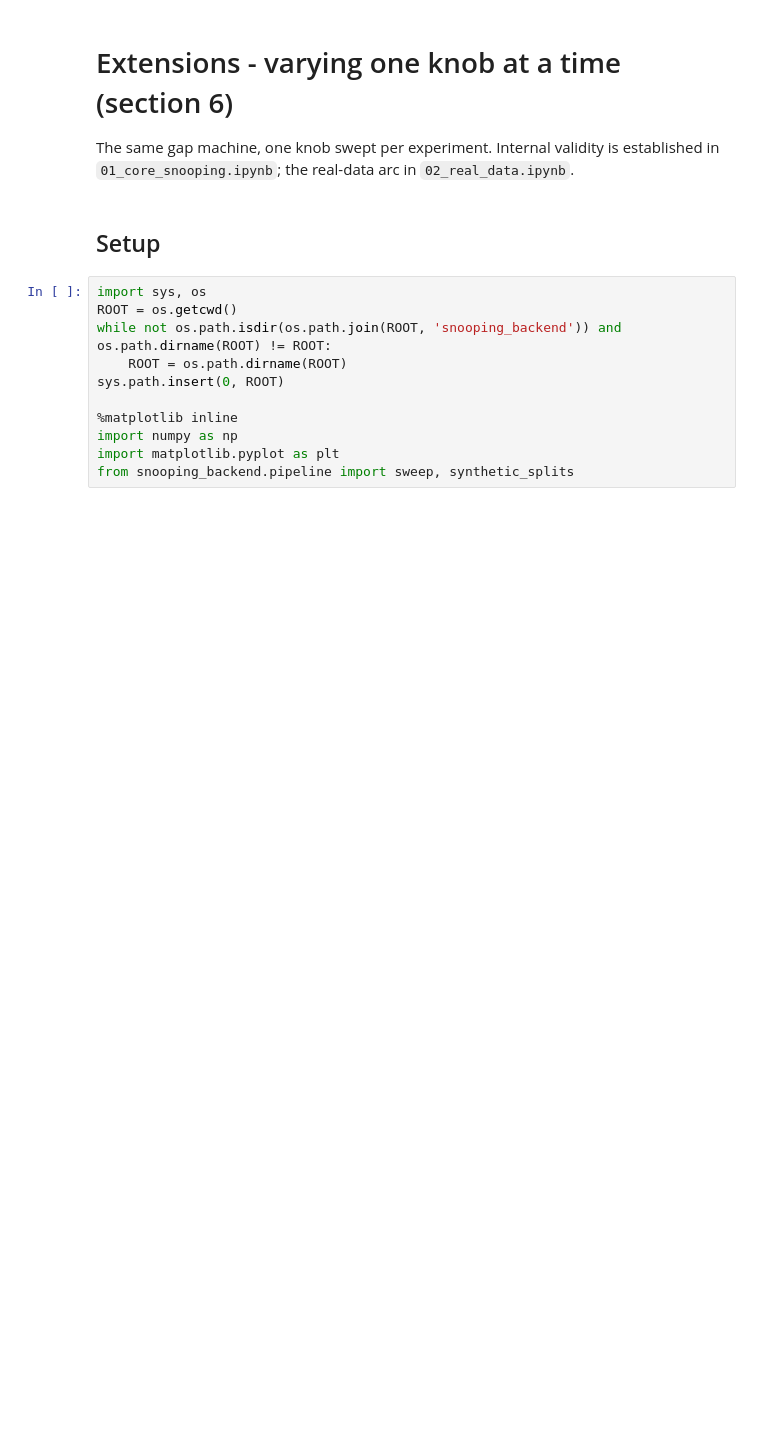
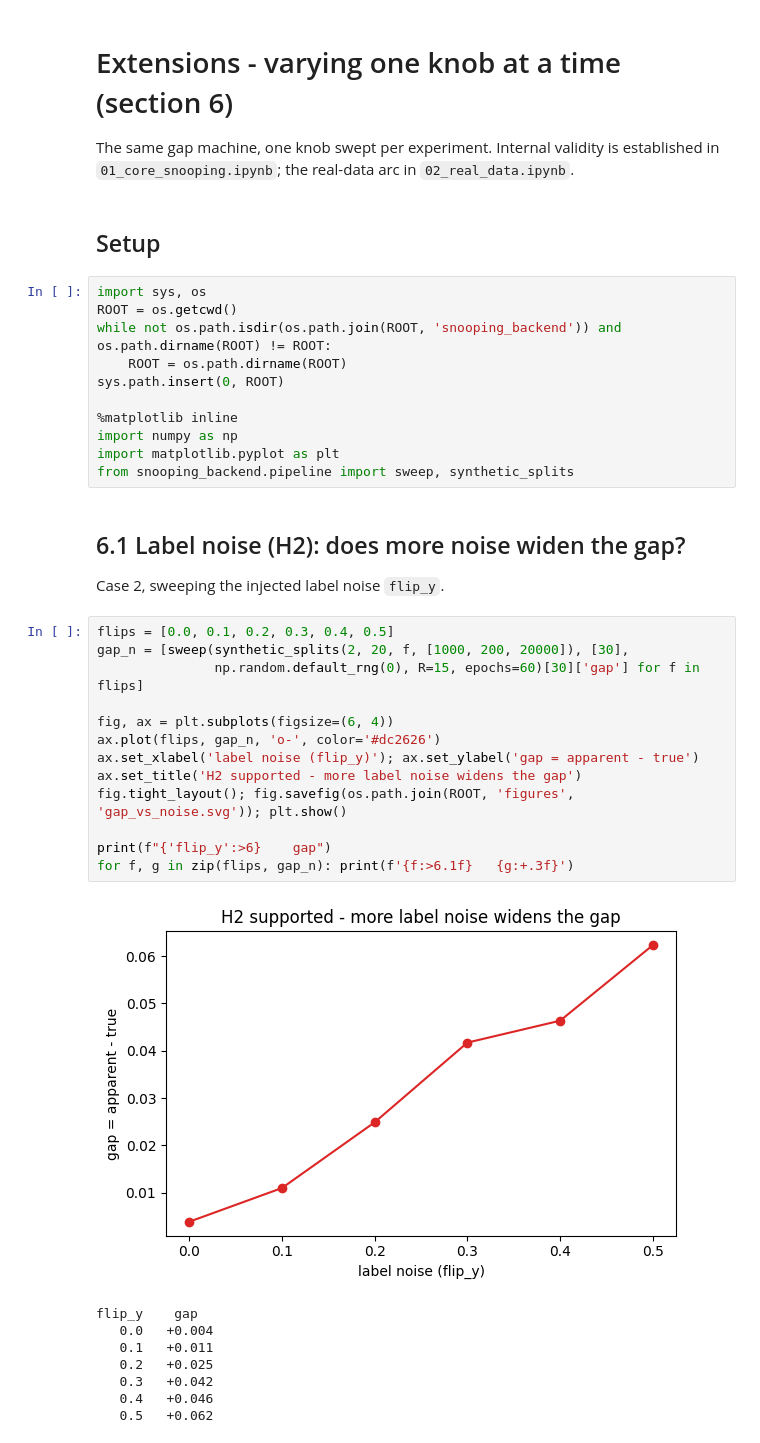
Before and after one commit to VinhDac/RHUL_Final, a Jupyter notebook: notebooks/03_extensions.ipynb, the cells around one changed output. Cells and saved outputs as stored; diff of their text form; blank space fills up the shorter version.

```diff
--- a/notebooks/03_extensions.ipynb
+++ b/notebooks/03_extensions.ipynb
@@ -15,5 +15,30 @@ sys.path.insert(0, ROOT)
 import numpy as np
 import matplotlib.pyplot as plt
 from snooping_backend.pipeline import sweep, synthetic_splits
+# %% [markdown]
+## 6.1  Label noise (H2): does more noise widen the gap?
+Case 2, sweeping the injected label noise `flip_y`.
+# %%
+flips = [0.0, 0.1, 0.2, 0.3, 0.4, 0.5]
+gap_n = [sweep(synthetic_splits(2, 20, f, [1000, 200, 20000]), [30],
+               np.random.default_rng(0), R=15, epochs=60)[30]['gap'] for f in flips]
+
+fig, ax = plt.subplots(figsize=(6, 4))
+ax.plot(flips, gap_n, 'o-', color='#dc2626')
+ax.set_xlabel('label noise (flip_y)'); ax.set_ylabel('gap = apparent - true')
+ax.set_title('H2 supported - more label noise widens the gap')
+fig.tight_layout(); fig.savefig(os.path.join(ROOT, 'figures', 'gap_vs_noise.svg')); plt.show()
+
+print(f"{'flip_y':>6}    gap")
+for f, g in zip(flips, gap_n): print(f'{f:>6.1f}   {g:+.3f}')
+# %% [output]
+[figure, added]
+flip_y    gap
+   0.0   +0.004
+   0.1   +0.011
+   0.2   +0.025
+   0.3   +0.042
+   0.4   +0.046
+   0.5   +0.062
 # %% [markdown]
 ## 6.2  Model capacity (H3): does a bigger MLP widen the gap?
```
Also changed, not shown: parts of 2 cells of this notebook, 3 other files.
